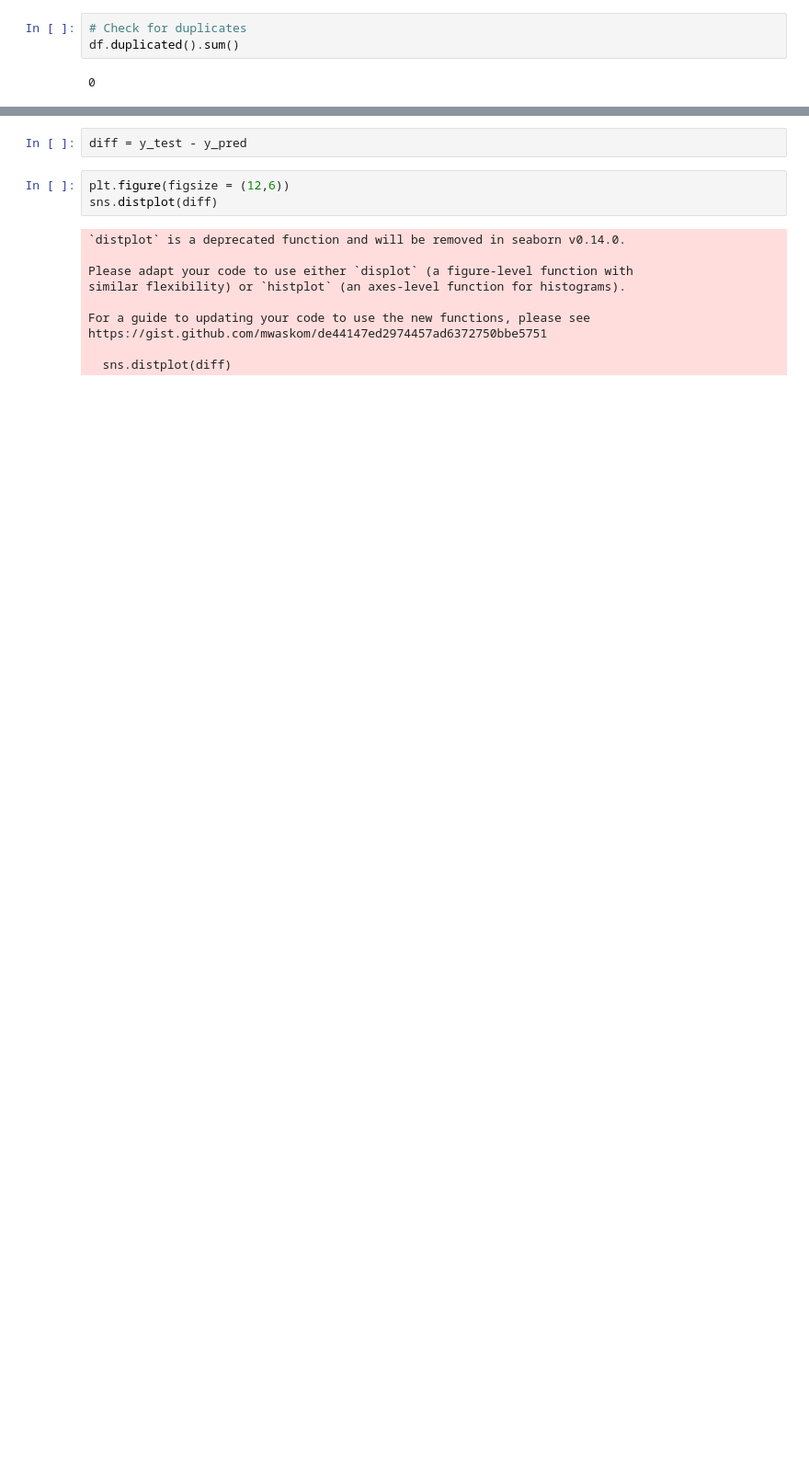
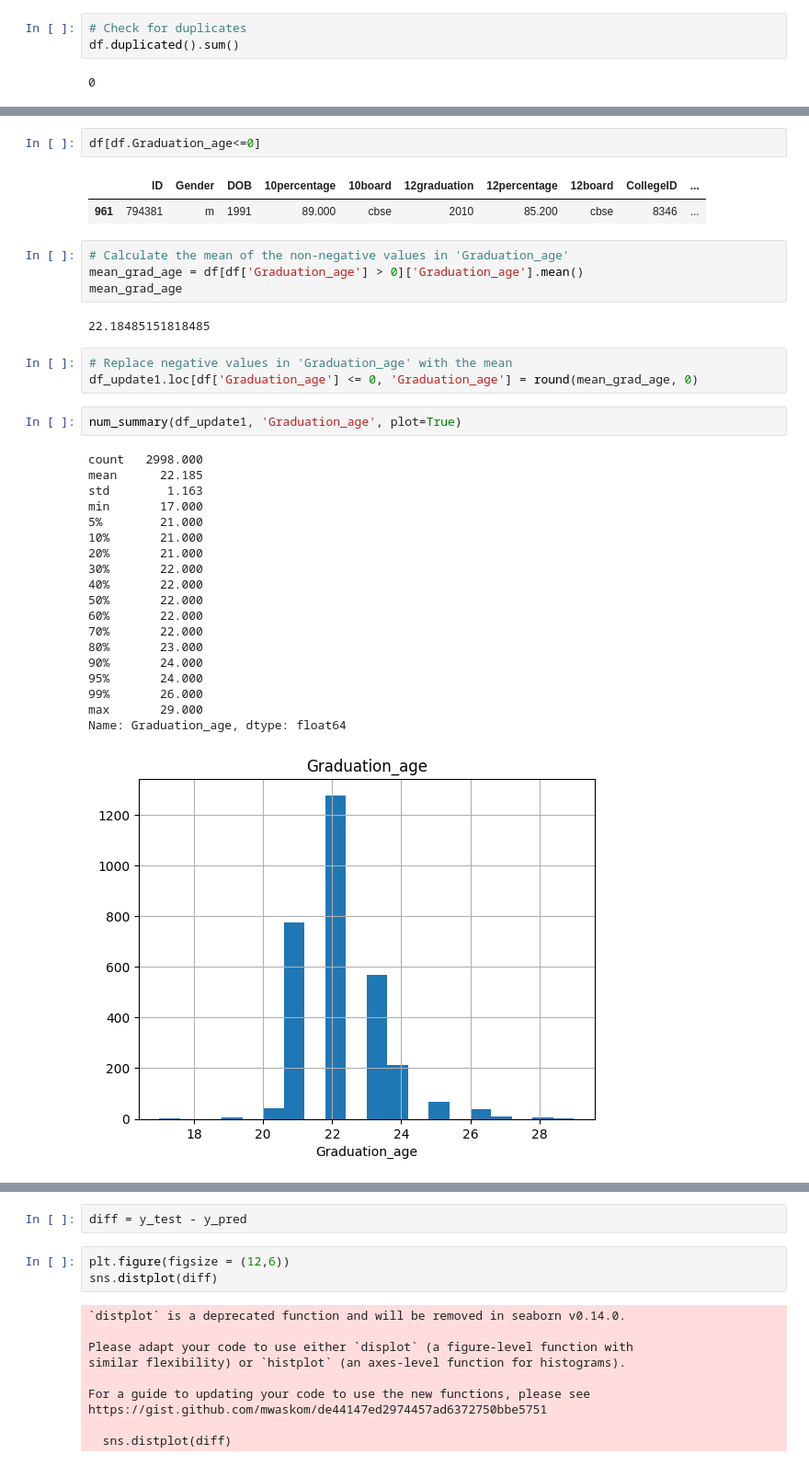
Before and after one commit to kevinegan31/Data-Science-Projects, a Jupyter notebook: Engineering_Graduate_Salary/Engineering_Graduate_Salary_Prediction.ipynb, the cells around one changed output, grey strips where cells are left out. Shown at 92% size. Saved outputs shown, nothing was run; the diff lists cells and outputs as text; blank space fills up the shorter version.

```diff
--- a/Engineering_Graduate_Salary/Engineering_Graduate_Salary_Prediction.ipynb
+++ b/Engineering_Graduate_Salary/Engineering_Graduate_Salary_Prediction.ipynb
@@ -397,0 +317,36 @@ Root Mean Squared Error on the test set:  217075.73071934425
+# %%
+df[df.Graduation_age<=0]
+# %% [output]
+|  | ID | Gender | DOB | 10percentage | 10board | 12graduation | 12percentage | 12board | CollegeID | ... |
+| 961 | 794381 | m | 1991 | 89.000 | cbse | 2010 | 85.200 | cbse | 8346 | ... |
+# %%
+# Calculate the mean of the non-negative values in 'Graduation_age'
+mean_grad_age = df[df['Graduation_age'] > 0]['Graduation_age'].mean()
+mean_grad_age
+# %% [output]
+22.18485151818485
+# %%
+# Replace negative values in 'Graduation_age' with the mean
+df_update1.loc[df['Graduation_age'] <= 0, 'Graduation_age'] = round(mean_grad_age, 0)
+# %%
+num_summary(df_update1, 'Graduation_age', plot=True)
+# %% [output]
+count   2998.000
+mean      22.185
+std        1.163
+min       17.000
+5%        21.000
+10%       21.000
+20%       21.000
+30%       22.000
+40%       22.000
+50%       22.000
+60%       22.000
+70%       22.000
+80%       23.000
+90%       24.000
+95%       24.000
+99%       26.000
+max       29.000
+Name: Graduation_age, dtype: float64
+[figure, added]
```
Also changed, not shown: parts of 95 cells of this notebook.
